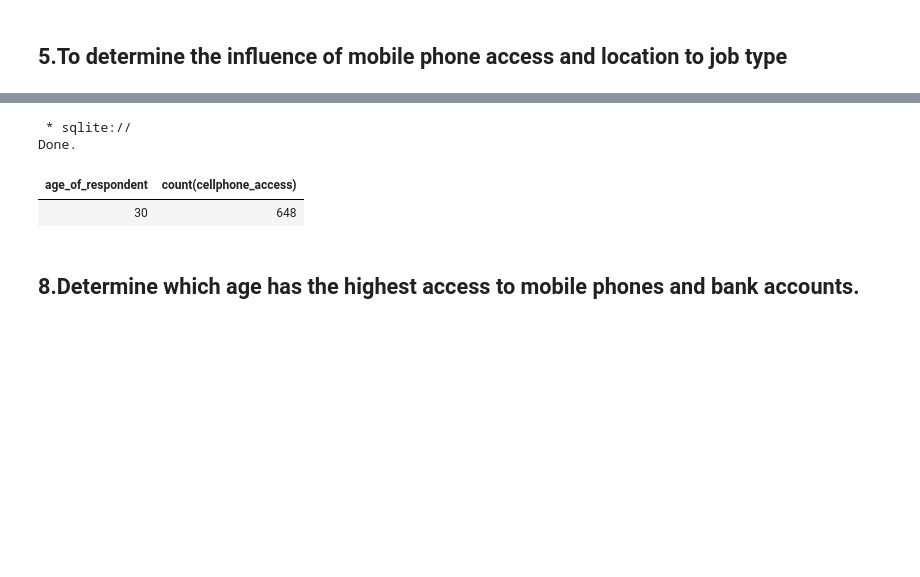
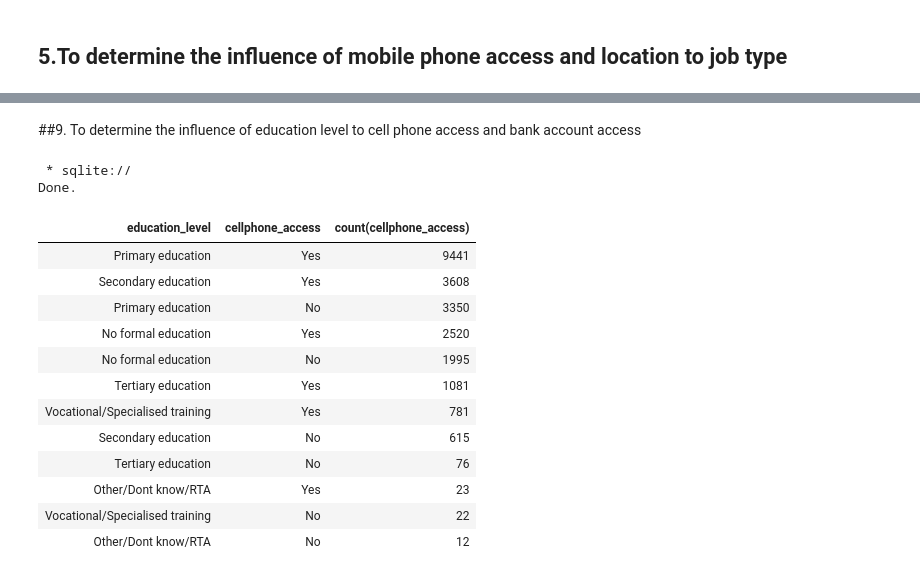
Before and after one commit to BrandonBosire/Financial-Inclusivity, a Jupyter notebook: SQL_Analysis_of_Brainy_Badgers_Financial_Inclusion.ipynb, the cells around one changed output, grey strips where cells are left out. Saved outputs shown, nothing was run; the diff lists cells and outputs as text; code cells hidden in the pictures; blank space fills up the shorter version.

```diff
--- a/SQL_Analysis_of_Brainy_Badgers_Financial_Inclusion.ipynb
+++ b/SQL_Analysis_of_Brainy_Badgers_Financial_Inclusion.ipynb
@@ -268,15 +354,24 @@ Done.
+# %% [markdown]
+##9. To determine the influence of education level to cell phone access and bank account access
 # %%
 %%sql
-select age_of_respondent, count(cellphone_access)
+select education_level,cellphone_access, count(cellphone_access)
 from Financial
-where cellphone_access = 'Yes' and bank_account = 'No'
-group by age_of_respondent
+group by education_level,cellphone_access
 order by count(cellphone_access) desc
-limit 1
 # %% [output]
  * sqlite://
 Done.
-| age_of_respondent | count(cellphone_access) |
-| 30 | 648 |
+| education_level | cellphone_access | count(cellphone_access) |
+| Primary education | Yes | 9441 |
+| Secondary education | Yes | 3608 |
+| Primary education | No | 3350 |
+| No formal education | Yes | 2520 |
+| No formal education | No | 1995 |
+| Tertiary education | Yes | 1081 |
+| Vocational/Specialised training | Yes | 781 |
+| Secondary education | No | 615 |
+| Tertiary education | No | 76 |
+| Other/Dont know/RTA | Yes | 23 |
+| Vocational/Specialised training | No | 22 |
+| Other/Dont know/RTA | No | 12 |
-# %% [markdown]
-## 8.Determine which age has the highest access to mobile phones and bank accounts.
```
Also changed, not shown: parts of 24 cells of this notebook.
